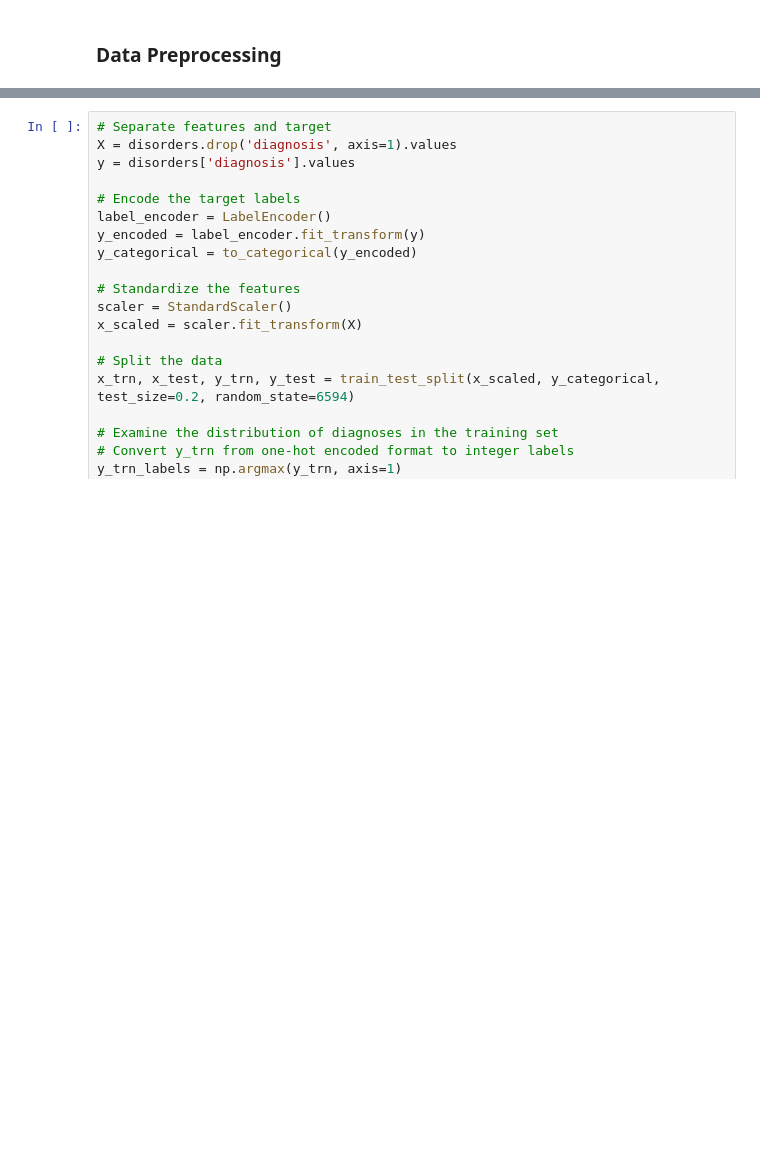
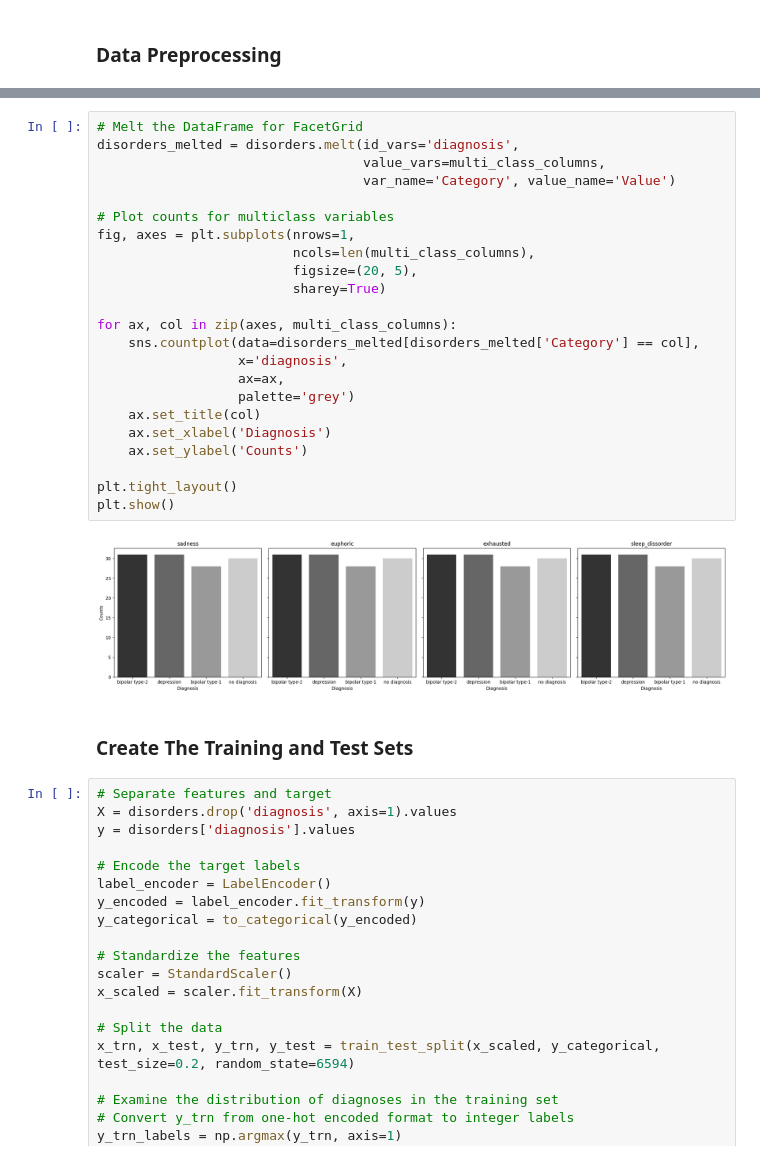
Before and after one commit to zcherr/disorder_classification, a Jupyter notebook: disorder_NN.ipynb, the cells around one changed output, grey strips where cells are left out. Drawn from its saved outputs; the diff is of its cells as text; blank space fills up the shorter version.

```diff
--- a/disorder_NN.ipynb
+++ b/disorder_NN.ipynb
@@ -126,3 +134,30 @@ plt.show()
+# %%
+# Melt the DataFrame for FacetGrid
+disorders_melted = disorders.melt(id_vars='diagnosis',
+                                  value_vars=multi_class_columns,
+                                  var_name='Category', value_name='Value')
+
+# Plot counts for multiclass variables
+fig, axes = plt.subplots(nrows=1,
+                         ncols=len(multi_class_columns),
+                         figsize=(20, 5),
+                         sharey=True)
+
+for ax, col in zip(axes, multi_class_columns):
+    sns.countplot(data=disorders_melted[disorders_melted['Category'] == col],
+                  x='diagnosis',
+                  ax=ax,
+                  palette='grey')
+    ax.set_title(col)
+    ax.set_xlabel('Diagnosis')
+    ax.set_ylabel('Counts')
+
+plt.tight_layout()
+plt.show()
+# %% [output]
+[figure, added]
+# %% [markdown]
+### Create The Training and Test Sets
 # %%
 # Separate features and target
 X = disorders.drop('diagnosis', axis=1).values
```
Also changed, not shown: parts of 47 cells of this notebook.
